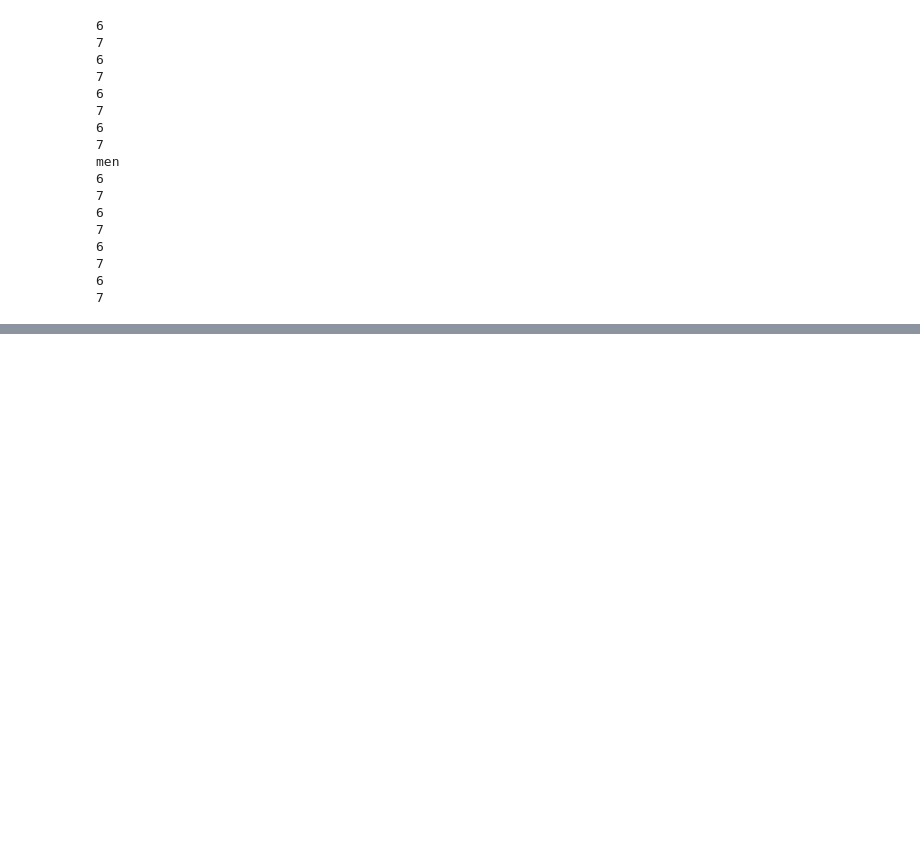
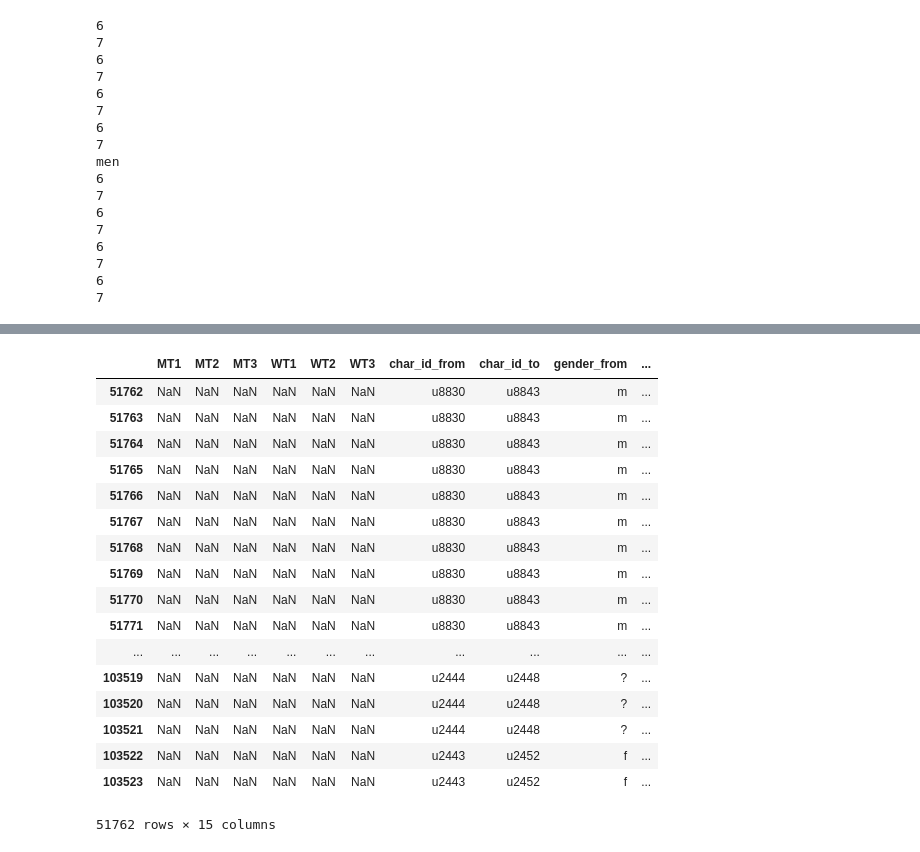
Before and after one commit to nlp-jjer/gender_in_movies, a Jupyter notebook: topic_modeling/ngrams_stats.ipynb, the cells around one changed output, grey strips where cells are left out. Saved outputs shown, nothing was run; the diff lists cells and outputs as text; code cells hidden in the pictures; blank space fills up the shorter version.

```diff
--- a/topic_modeling/ngrams_stats.ipynb
+++ b/topic_modeling/ngrams_stats.ipynb
@@ -247,0 +335,25 @@ coherence
+# %%
+splits = [0, 51762, 103524, 155286, len(text_topics)]
+# %%
+testing = [text_topics.index[splits[i]:splits[i+1]] for i in range(len(splits)-1)]
+# %%
+text_topics.iloc[testing[1]]
+# %% [output]
+|  | MT1 | MT2 | MT3 | WT1 | WT2 | WT3 | char_id_from | char_id_to | gender_from | ... |
+| 51762 | NaN | NaN | NaN | NaN | NaN | NaN | u8830 | u8843 | m | ... |
+| 51763 | NaN | NaN | NaN | NaN | NaN | NaN | u8830 | u8843 | m | ... |
+| 51764 | NaN | NaN | NaN | NaN | NaN | NaN | u8830 | u8843 | m | ... |
+| 51765 | NaN | NaN | NaN | NaN | NaN | NaN | u8830 | u8843 | m | ... |
+| 51766 | NaN | NaN | NaN | NaN | NaN | NaN | u8830 | u8843 | m | ... |
+| 51767 | NaN | NaN | NaN | NaN | NaN | NaN | u8830 | u8843 | m | ... |
+| 51768 | NaN | NaN | NaN | NaN | NaN | NaN | u8830 | u8843 | m | ... |
+| 51769 | NaN | NaN | NaN | NaN | NaN | NaN | u8830 | u8843 | m | ... |
+| 51770 | NaN | NaN | NaN | NaN | NaN | NaN | u8830 | u8843 | m | ... |
+| 51771 | NaN | NaN | NaN | NaN | NaN | NaN | u8830 | u8843 | m | ... |
+| ... | ... | ... | ... | ... | ... | ... | ... | ... | ... | ... |
+| 103519 | NaN | NaN | NaN | NaN | NaN | NaN | u2444 | u2448 | ? | ... |
+| 103520 | NaN | NaN | NaN | NaN | NaN | NaN | u2444 | u2448 | ? | ... |
+| 103521 | NaN | NaN | NaN | NaN | NaN | NaN | u2444 | u2448 | ? | ... |
+| 103522 | NaN | NaN | NaN | NaN | NaN | NaN | u2443 | u2452 | f | ... |
+| 103523 | NaN | NaN | NaN | NaN | NaN | NaN | u2443 | u2452 | f | ... |
+51762 rows × 15 columns
```
Also changed, not shown: parts of 21 cells of this notebook, 1 other file.
